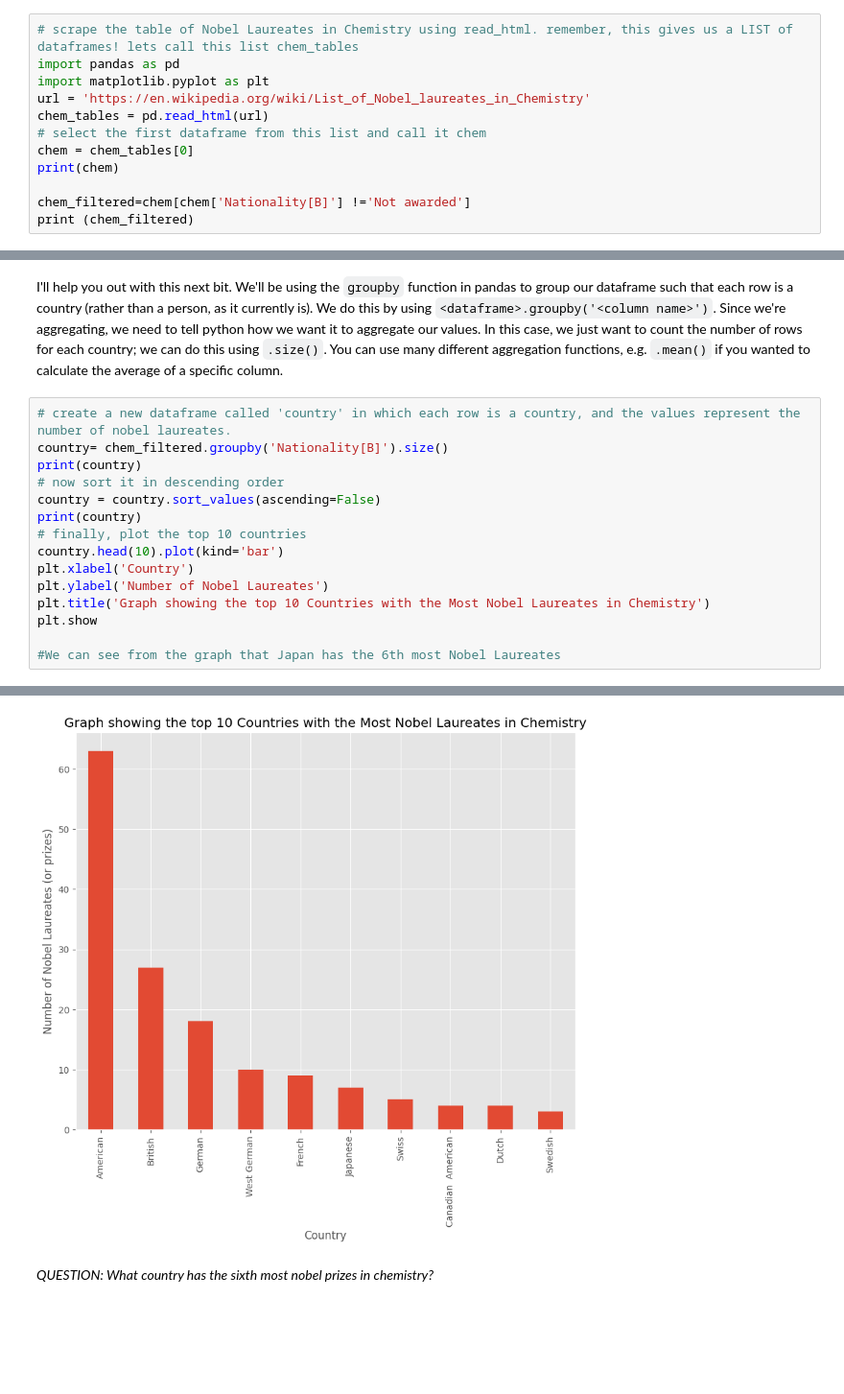
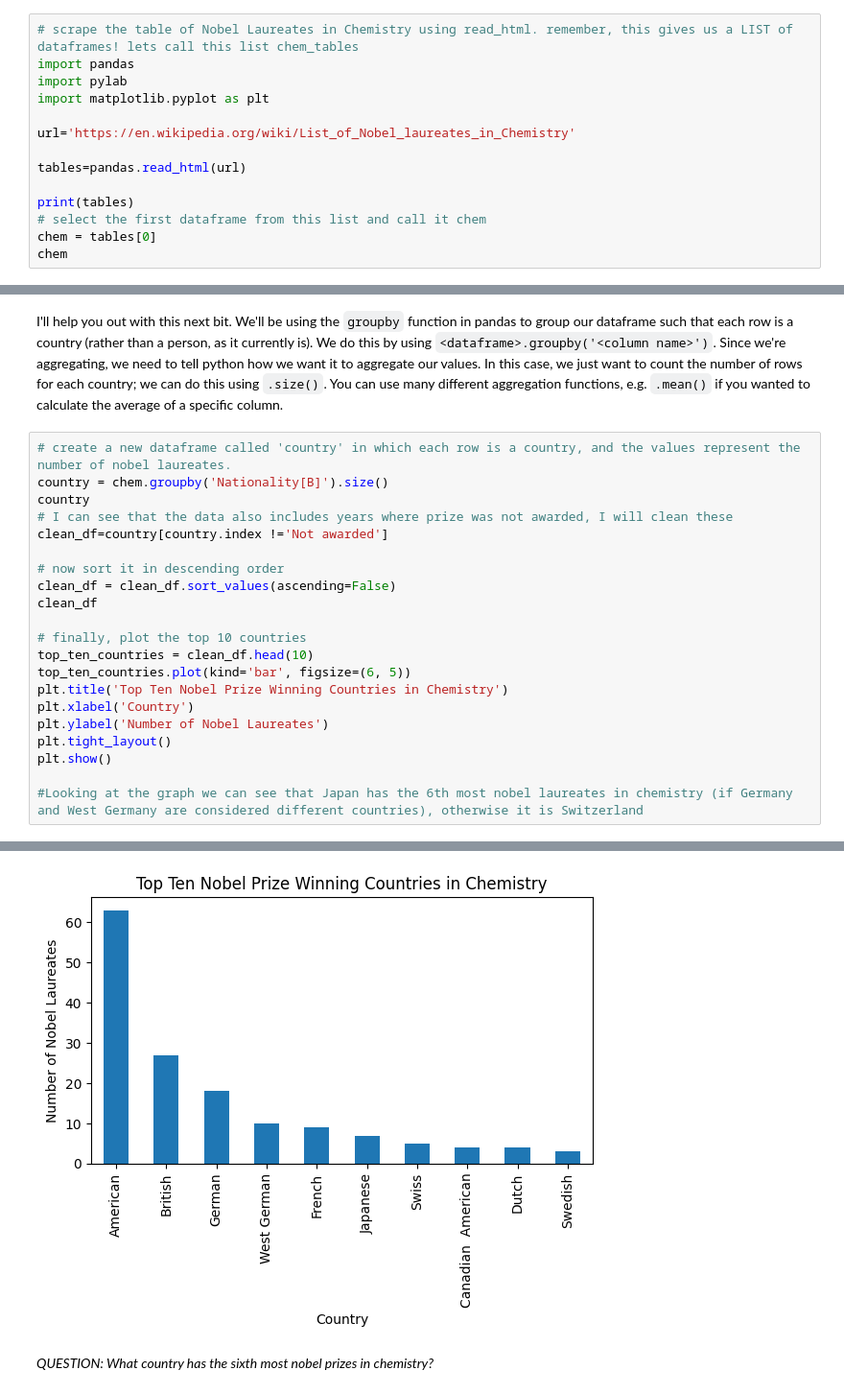
Before and after one commit to defneyucesir/QM-2, a Jupyter notebook: notebooks/W02. Pandas.ipynb, the cells around one changed output, grey strips where cells are left out. Shown at 96% size. Saved outputs shown, nothing was run; the diff lists cells and outputs as text; blank space fills up the shorter version.

```diff
--- a/notebooks/W02. Pandas.ipynb
+++ b/notebooks/W02. Pandas.ipynb
@@ -397,14 +420,16 @@ And there we have it; a nicely formatted dataframe ready for analysis, straight
 Using the following URL https://en.wikipedia.org/wiki/List_of_Nobel_laureates_in_Chemistry create a plot of the top 10 countries in terms of nobel laureates. First, follow the steps below:
 # %%
 # scrape the table of Nobel Laureates in Chemistry using read_html. remember, this gives us a LIST of dataframes! lets call this list chem_tables
-import pandas as pd
+import pandas
+import pylab
 import matplotlib.pyplot as plt
-url = 'https://en.wikipedia.org/wiki/List_of_Nobel_laureates_in_Chemistry'
-chem_tables = pd.read_html(url)
+
+url='https://en.wikipedia.org/wiki/List_of_Nobel_laureates_in_Chemistry'
+
+tables=pandas.read_html(url)
+
+print(tables)
 # select the first dataframe from this list and call it chem
-chem = chem_tables[0]
-print(chem)
-
-chem_filtered=chem[chem['Nationality[B]'] !='Not awarded']
-print (chem_filtered)
+chem = tables[0]
+chem
 # %% [output]
@@ -429,17 +467,23 @@ print (chem_filtered)
 I'll help you out with this next bit. We'll be using the `groupby` function in pandas to group our dataframe such that each row is a country (rather than a person, as it currently is). We do this by using `<dataframe>.groupby('<column name>')`. Since we're aggregating, we need to tell python how we want it to aggregate our values. In this case, we just want to count the number of rows for each country; we can do this using `.size()`. You can use many different aggregation functions, e.g. `.mean()` if you wanted to calculate the average of a specific column.
 # %%
 # create a new dataframe called 'country' in which each row is a country, and the values represent the number of nobel laureates.
-country= chem_filtered.groupby('Nationality[B]').size()
-print(country)
+country = chem.groupby('Nationality[B]').size()
+country
+# I can see that the data also includes years where prize was not awarded, I will clean these
+clean_df=country[country.index !='Not awarded']
+
 # now sort it in descending order
-country = country.sort_values(ascending=False)
-print(country)
+clean_df = clean_df.sort_values(ascending=False)
+clean_df
+
 # finally, plot the top 10 countries
-country.head(10).plot(kind='bar')
+top_ten_countries = clean_df.head(10)
+top_ten_countries.plot(kind='bar', figsize=(6, 5))
+plt.title('Top Ten Nobel Prize Winning Countries in Chemistry')
 plt.xlabel('Country')
 plt.ylabel('Number of Nobel Laureates')
-plt.title('Graph showing the top 10 Countries with the Most Nobel Laureates in Chemistry')
-plt.show
+plt.tight_layout()
+plt.show()
 
-#We can see from the graph that Japan has the 6th most Nobel Laureates
+#Looking at the graph we can see that Japan has the 6th most nobel laureates in chemistry (if Germany and West Germany are considered different countries), otherwise it is Switzerland
 # %% [output]
@@ -464,3 +490,3 @@ dtype: int64
-[figure, old version]
+[figure, new version]
 # %% [markdown]
 *QUESTION: What country has the sixth most nobel prizes in chemistry?*
```
Also changed, not shown: parts of 12 cells of this notebook.
